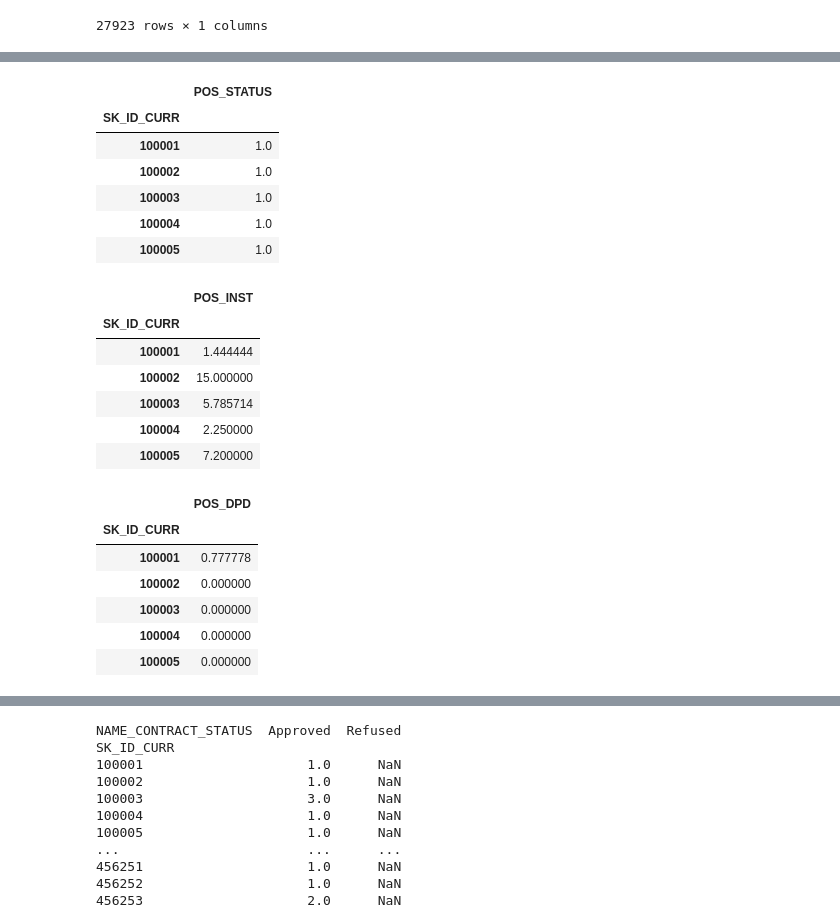
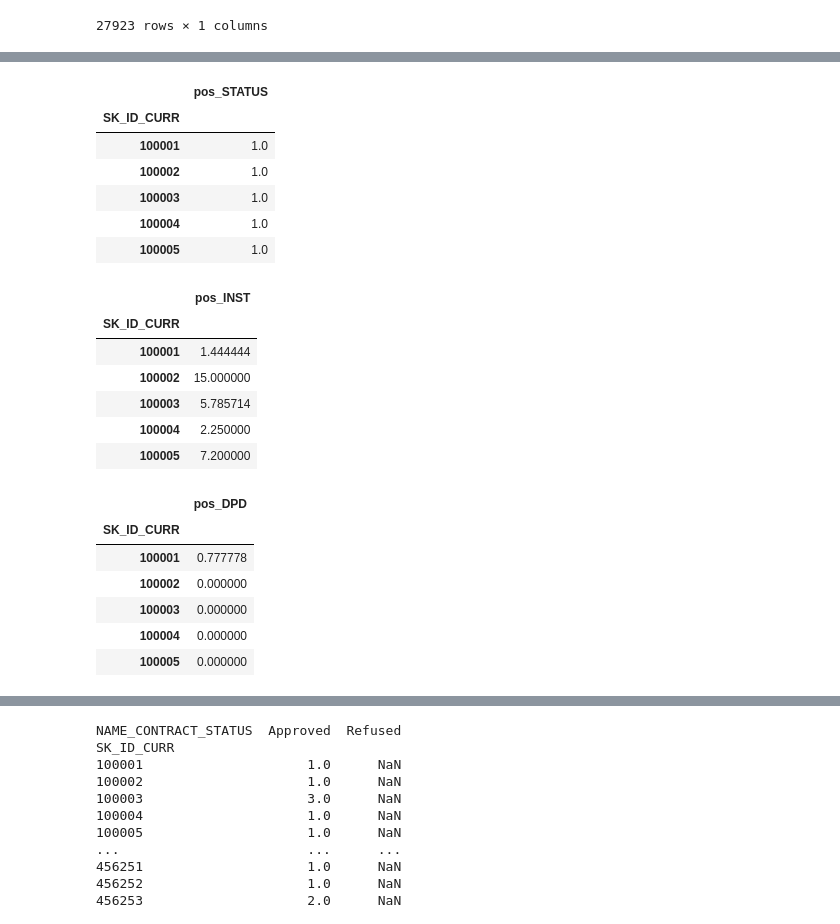
Before and after one commit to huanrafa/ProjectPracticing, a Jupyter notebook: 2023_11(2) Home Credit Default Risk/HomeCredit - moreFE.ipynb, the cells around one changed output, grey strips where cells are left out. Cells and saved outputs as stored; diff of their text form; code cells hidden in the pictures.

```diff
--- a/2023_11(2) Home Credit Default Risk/HomeCredit - moreFE.ipynb
+++ b/2023_11(2) Home Credit Default Risk/HomeCredit - moreFE.ipynb
@@ -1165,8 +1276,8 @@ excl_lrg_missing_testing['bureau_STATUS'] = excl_lrg_missing_testing['bureau_STA
 # CNT_INSTALMENT: Term of previous credit (can change over time)
 # SK_DPD: DPD (days past due) during the month of previous credit
 
-POS_CASH.loc[POS_CASH['NAME_CONTRACT_STATUS']=='Active', 'POS_STATUS'] = 1
-POS_CASH.loc[POS_CASH['NAME_CONTRACT_STATUS']=='Completed', 'POS_STATUS'] = 0
+POS_CASH.loc[POS_CASH['NAME_CONTRACT_STATUS']=='Active', 'pos_STATUS'] = 1
+POS_CASH.loc[POS_CASH['NAME_CONTRACT_STATUS']=='Completed', 'pos_STATUS'] = 0
 POS_CASH.head()
 # %% [output]
 |  | SK_ID_PREV | SK_ID_CURR | MONTHS_BALANCE | CNT_INSTALMENT | CNT_INSTALMENT_FUTURE | NAME_CONTRACT_STATUS | ... |
@@ -1176,10 +1287,10 @@ POS_CASH.head()
 | 3 | 1903291 | 269225 | -35 | 48.0 | 42.0 | Active | ... |
 | 4 | 2341044 | 334279 | -35 | 36.0 | 35.0 | Active | ... |
 # %%
-POS_CASH_ST_df = pd.DataFrame(POS_CASH.groupby('SK_ID_CURR')['POS_STATUS'].max())
+POS_CASH_ST_df = pd.DataFrame(POS_CASH.groupby('SK_ID_CURR')['pos_STATUS'].max())
 POS_CASH_ST_df.head()
 # %% [output]
-|  | POS_STATUS |
+|  | pos_STATUS |
 | SK_ID_CURR |  |
 | 100001 | 1.0 |
 | 100002 | 1.0 |
@@ -1197,9 +1308,9 @@ excl_lrg_missing_testing['POS_STATUS'] = excl_lrg_missing_testing['POS_STATUS'].
 # %%
 POS_CASH_INST = pd.DataFrame(POS_CASH.groupby('SK_ID_CURR')['CNT_INSTALMENT_FUTURE'].mean())
-POS_CASH_INST.rename(columns={'CNT_INSTALMENT_FUTURE': 'POS_INST'}, inplace=True)
+POS_CASH_INST.rename(columns={'CNT_INSTALMENT_FUTURE': 'pos_INST'}, inplace=True)
 POS_CASH_INST.head()
 # %% [output]
-|  | POS_INST |
+|  | pos_INST |
 | SK_ID_CURR |  |
 | 100001 | 1.444444 |
 | 100002 | 15.000000 |
@@ -1214,9 +1325,9 @@ excl_lrg_missing_testing = excl_lrg_missing_testing.merge(POS_CASH_INST, on='SK_
 # %%
 POS_CASH_DPD = pd.DataFrame(POS_CASH.groupby('SK_ID_CURR')['SK_DPD'].mean())
-POS_CASH_DPD.rename(columns={'SK_DPD': 'POS_DPD'}, inplace=True)
+POS_CASH_DPD.rename(columns={'SK_DPD': 'pos_DPD'}, inplace=True)
 POS_CASH_DPD.head()
 # %% [output]
-|  | POS_DPD |
+|  | pos_DPD |
 | SK_ID_CURR |  |
 | 100001 | 0.777778 |
 | 100002 | 0.000000 |
```
Also changed, not shown: parts of 44 cells of this notebook, 1 other file.
